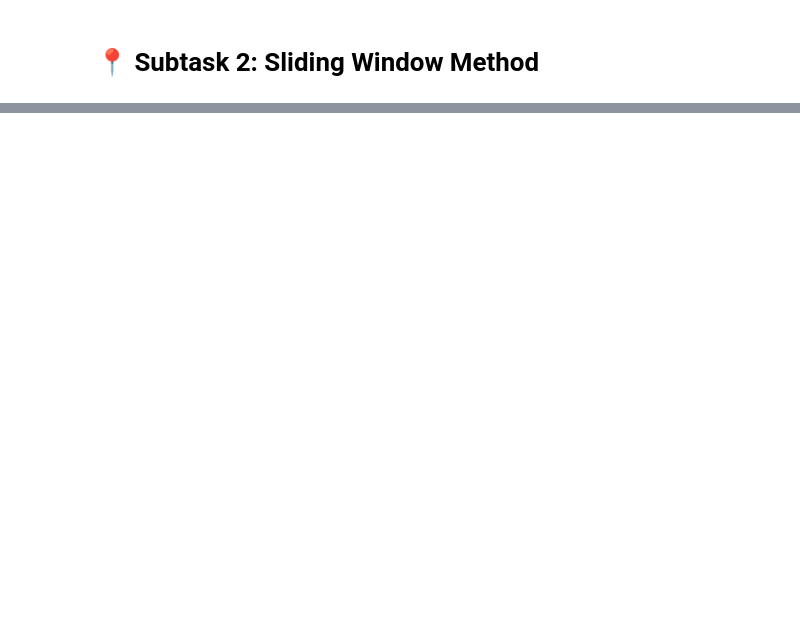
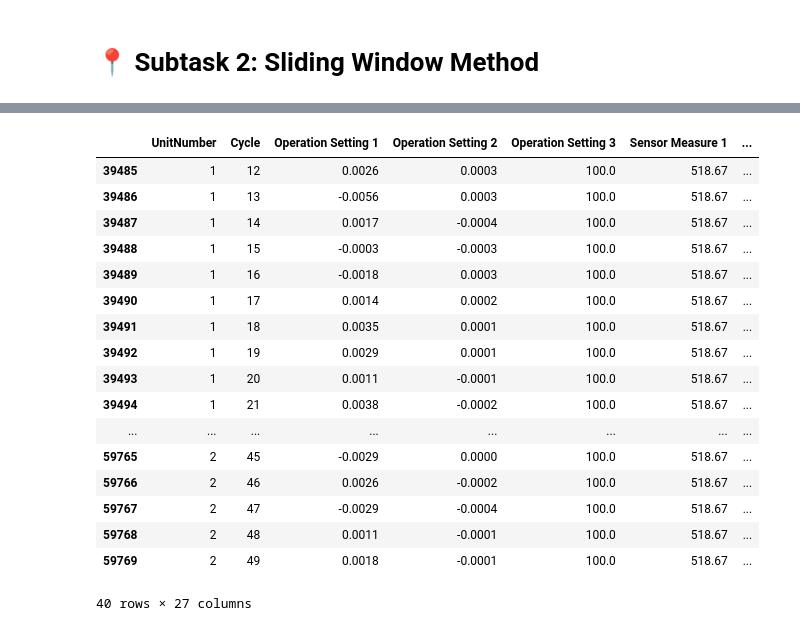
Before and after one commit to nina-prog/damage-propagation-modeling, a Jupyter notebook: notebooks/060524_nina_sliding_window.ipynb, the cells around one changed output, grey strips where cells are left out. Cells and saved outputs as stored; diff of their text form; code cells hidden in the pictures; blank space fills up the shorter version.

Commit message:
Implement generating rolling window datasets

```diff
--- a/notebooks/060524_nina_sliding_window.ipynb
+++ b/notebooks/060524_nina_sliding_window.ipynb
@@ -51,5 +54,5 @@ PATH_TO_CONFIG = "configs/config.yaml"
 # %%
 config = load_config(PATH_TO_CONFIG) # config is dict
 # %%
-train_data, test_data = load_data(config_path=PATH_TO_CONFIG, dataset_num=1, raw=False)
+train_data, test_data, test_RUL_data = load_data(config_path=PATH_TO_CONFIG, dataset_num=1)
 # %% [output]
@@ -65,0 +79,4 @@ Findings:
+# %%
+# define window size
+MAX_K = 20
+MIN_K = 5
@@ -65,0 +336,3 @@ Findings:
+# %%
+# generate rolling windows for test data
+test_data_rolled = roll_time_series(test_data, column_id="UnitNumber", column_sort="Cycle", max_timeshift=MAX_K, min_timeshift=MIN_K)
@@ -65,0 +349,24 @@ Findings:
+# %%
+# filter to only include the last window of each unit
+filtered_test_data_rolled = test_data_rolled.groupby("UnitNumber").tail(MAX_K)
+# %%
+filtered_test_data_rolled.head(40)
+# %% [output]
+|  | UnitNumber | Cycle | Operation Setting 1 | Operation Setting 2 | Operation Setting 3 | Sensor Measure 1 | ... |
+| 39485 | 1 | 12 | 0.0026 | 0.0003 | 100.0 | 518.67 | ... |
+| 39486 | 1 | 13 | -0.0056 | 0.0003 | 100.0 | 518.67 | ... |
+| 39487 | 1 | 14 | 0.0017 | -0.0004 | 100.0 | 518.67 | ... |
+| 39488 | 1 | 15 | -0.0003 | -0.0003 | 100.0 | 518.67 | ... |
+| 39489 | 1 | 16 | -0.0018 | 0.0003 | 100.0 | 518.67 | ... |
+| 39490 | 1 | 17 | 0.0014 | 0.0002 | 100.0 | 518.67 | ... |
+| 39491 | 1 | 18 | 0.0035 | 0.0001 | 100.0 | 518.67 | ... |
+| 39492 | 1 | 19 | 0.0029 | 0.0001 | 100.0 | 518.67 | ... |
+| 39493 | 1 | 20 | 0.0011 | -0.0001 | 100.0 | 518.67 | ... |
+| 39494 | 1 | 21 | 0.0038 | -0.0002 | 100.0 | 518.67 | ... |
+| ... | ... | ... | ... | ... | ... | ... | ... |
+| 59765 | 2 | 45 | -0.0029 | 0.0000 | 100.0 | 518.67 | ... |
+| 59766 | 2 | 46 | 0.0026 | -0.0002 | 100.0 | 518.67 | ... |
+| 59767 | 2 | 47 | -0.0029 | -0.0004 | 100.0 | 518.67 | ... |
+| 59768 | 2 | 48 | 0.0011 | -0.0001 | 100.0 | 518.67 | ... |
+| 59769 | 2 | 49 | 0.0018 | -0.0001 | 100.0 | 518.67 | ... |
+40 rows × 27 columns
```
Also changed, not shown: parts of 50 cells of this notebook, 6 other files.
